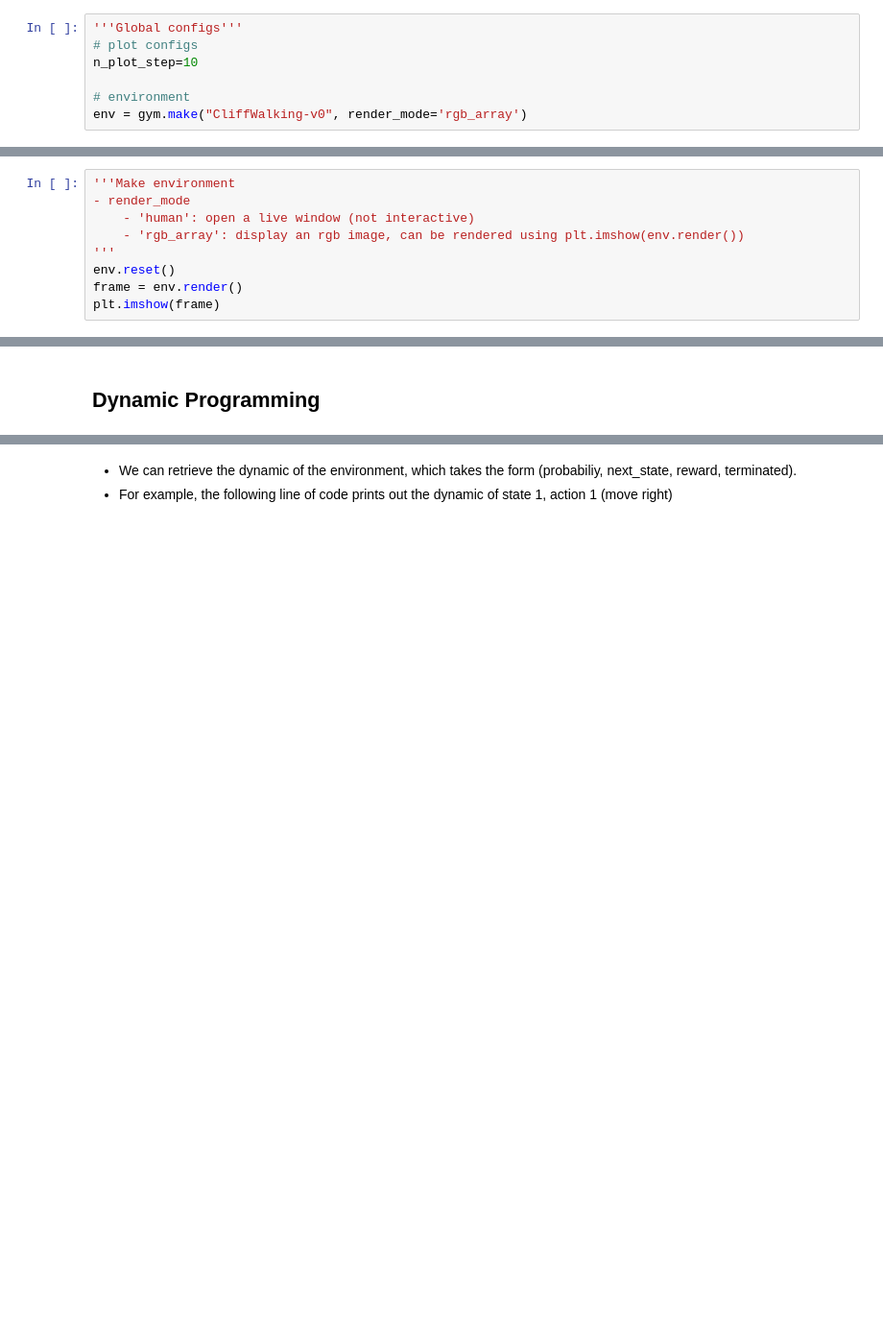
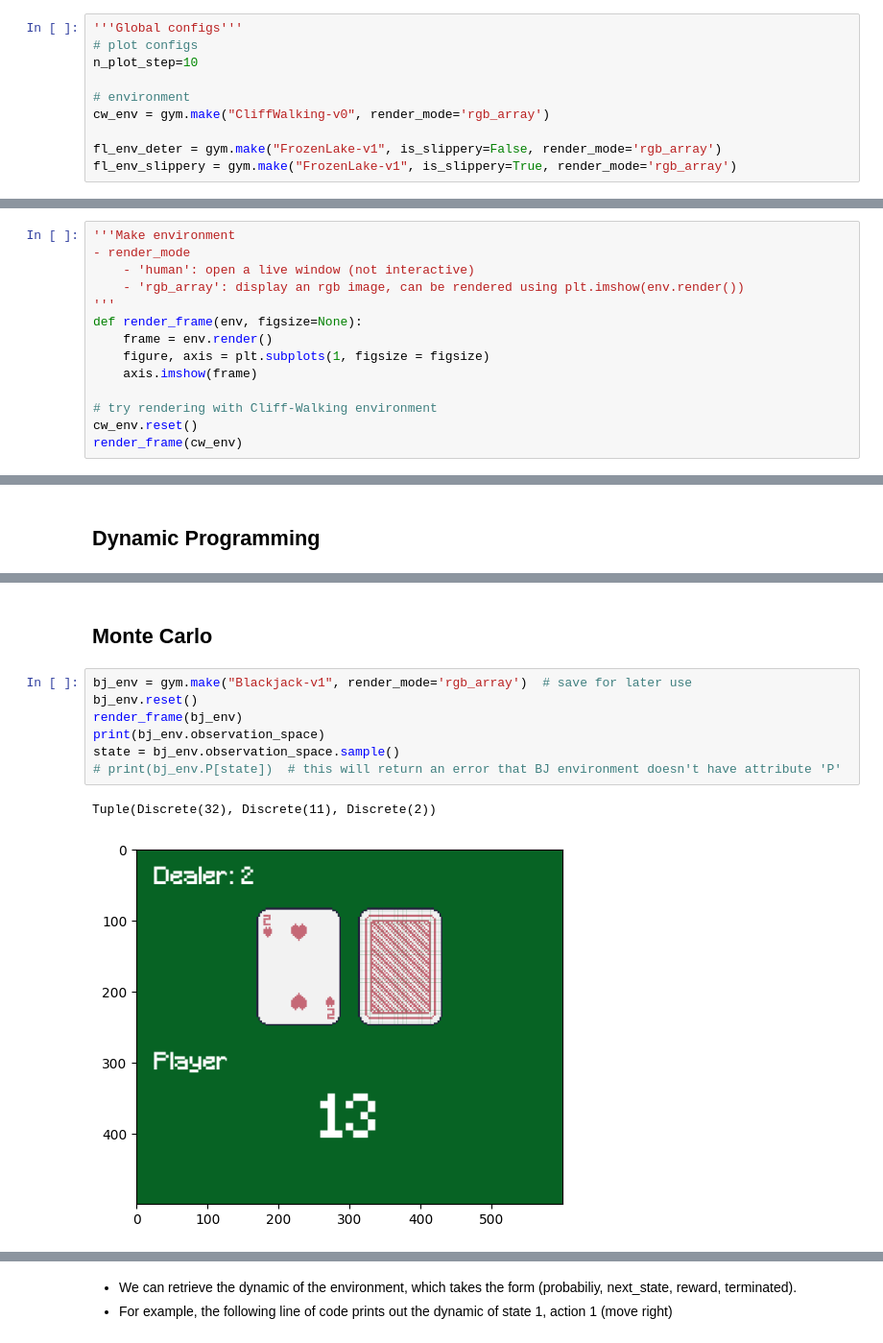
Before and after one commit to baotram153/RL-case-studies, a Jupyter notebook: Cliff-Walking.ipynb, the cells around one changed output, grey strips where cells are left out. Shown at 96% size. Drawn from its saved outputs; the diff is of its cells as text; blank space fills up the shorter version.

```diff
--- a/Cliff-Walking.ipynb
+++ b/Cliff-Walking.ipynb
@@ -17,5 +18,8 @@ import imageio as iio
 n_plot_step=10
 
 # environment
-env = gym.make("CliffWalking-v0", render_mode='rgb_array')
+cw_env = gym.make("CliffWalking-v0", render_mode='rgb_array')
+
+fl_env_deter = gym.make("FrozenLake-v1", is_slippery=False, render_mode='rgb_array')
+fl_env_slippery = gym.make("FrozenLake-v1", is_slippery=True, render_mode='rgb_array')
 # %% [markdown]
@@ -26,7 +30,12 @@ env = gym.make("CliffWalking-v0", render_mode='rgb_array')
     - 'human': open a live window (not interactive)
     - 'rgb_array': display an rgb image, can be rendered using plt.imshow(env.render())
 '''
-env.reset()
-frame = env.render()
-plt.imshow(frame)
+def render_frame(env, figsize=None):
+    frame = env.render()
+    figure, axis = plt.subplots(1, figsize = figsize)
+    axis.imshow(frame)
+
+# try rendering with Cliff-Walking environment
+cw_env.reset()
+render_frame(cw_env)
 # %% [output]
@@ -72,0 +246,12 @@ env = gym.make("FrozenLake-v1", is_slippery=True, render_mode='rgb_array')
+# %% [markdown]
+## Monte Carlo
+# %%
+bj_env = gym.make("Blackjack-v1", render_mode='rgb_array')  # save for later use
+bj_env.reset()
+render_frame(bj_env)
+print(bj_env.observation_space)
+state = bj_env.observation_space.sample()
+# print(bj_env.P[state])  # this will return an error that BJ environment doesn't have attribute 'P'
+# %% [output]
+Tuple(Discrete(32), Discrete(11), Discrete(2))
+[figure, added]
```
Also changed, not shown: parts of 49 cells of this notebook, 4 other files.
